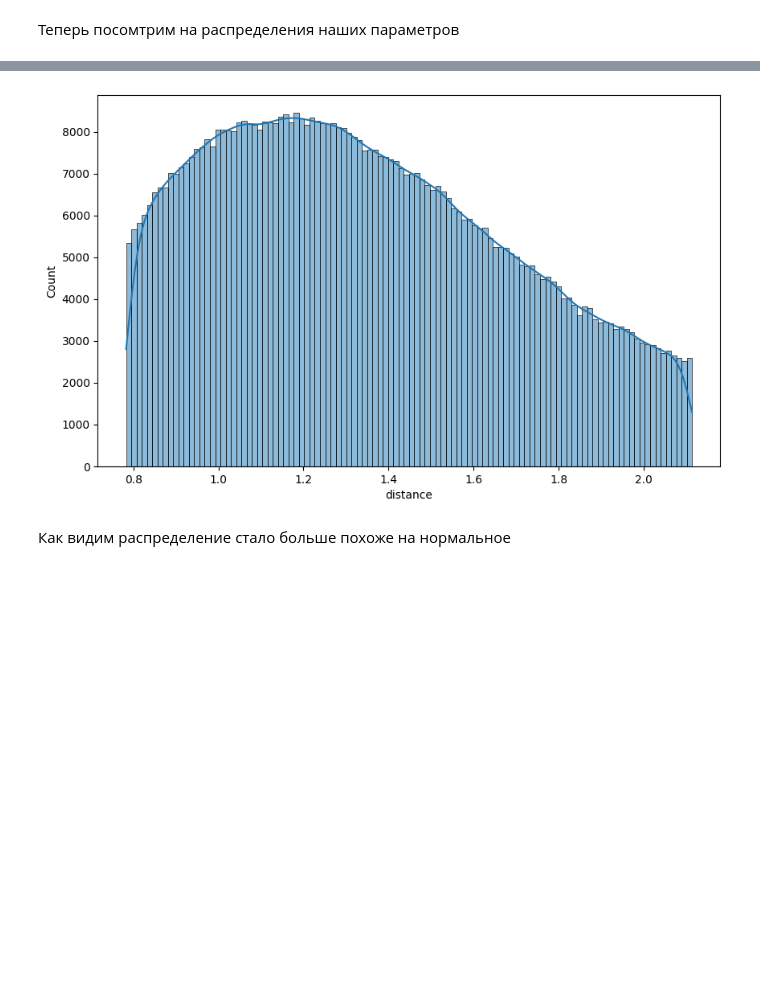
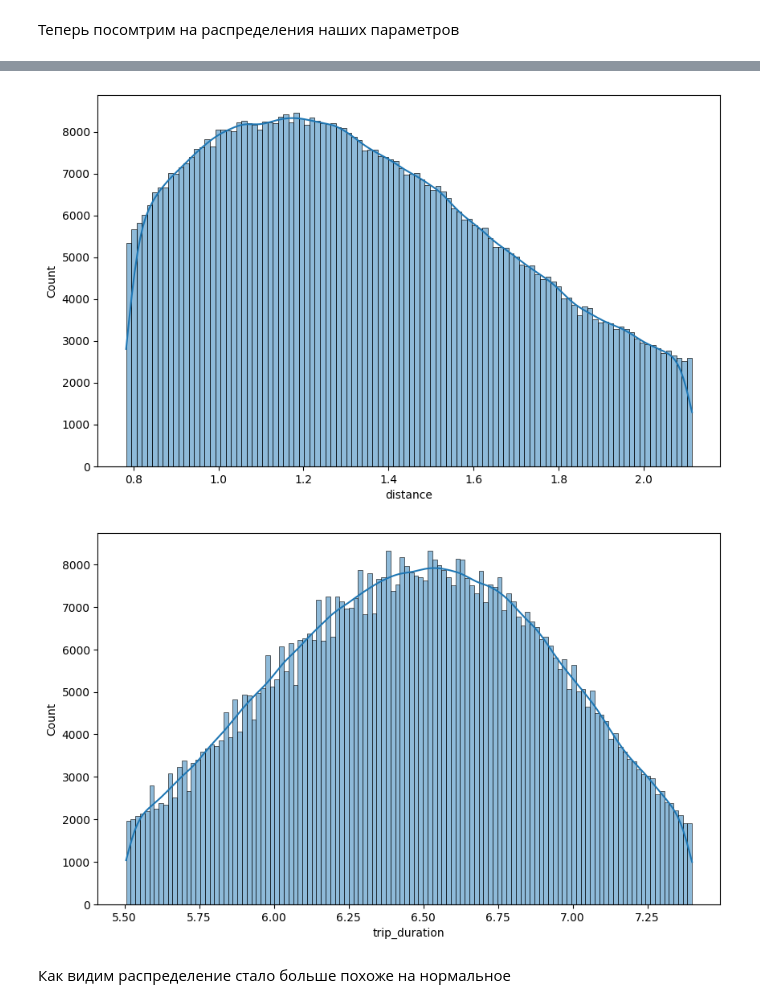
Before and after one commit to Demo13B/ML, a Jupyter notebook: LW2/Lab2.alt.ipynb, the cells around one changed output, grey strips where cells are left out. Saved outputs shown, nothing was run; the diff lists cells and outputs as text; code cells hidden in the pictures; blank space fills up the shorter version.

```diff
--- a/LW2/Lab2.alt.ipynb
+++ b/LW2/Lab2.alt.ipynb
@@ -273,10 +275,12 @@ draw_histplot(train_df1, numeric_features)
 # %%
 train_df1['distance'] = np.log1p(train_df1['distance'])
 train_df2['distance'] = np.log1p(train_df2['distance'])
+
+draw_histplot(train_df1, ['distance'])
+draw_histplot(np.log1p(train_df1), target)
+# %% [output]
+[figure, added]
+[figure, added]
-# %%
-draw_histplot(train_df1, ['distance'])
-# %% [output]
-[figure, removed]
 # %% [markdown]
 Как видим распределение стало больше похоже на нормальное
 # %% [markdown]
```
Also changed, not shown: parts of 15 cells of this notebook.
